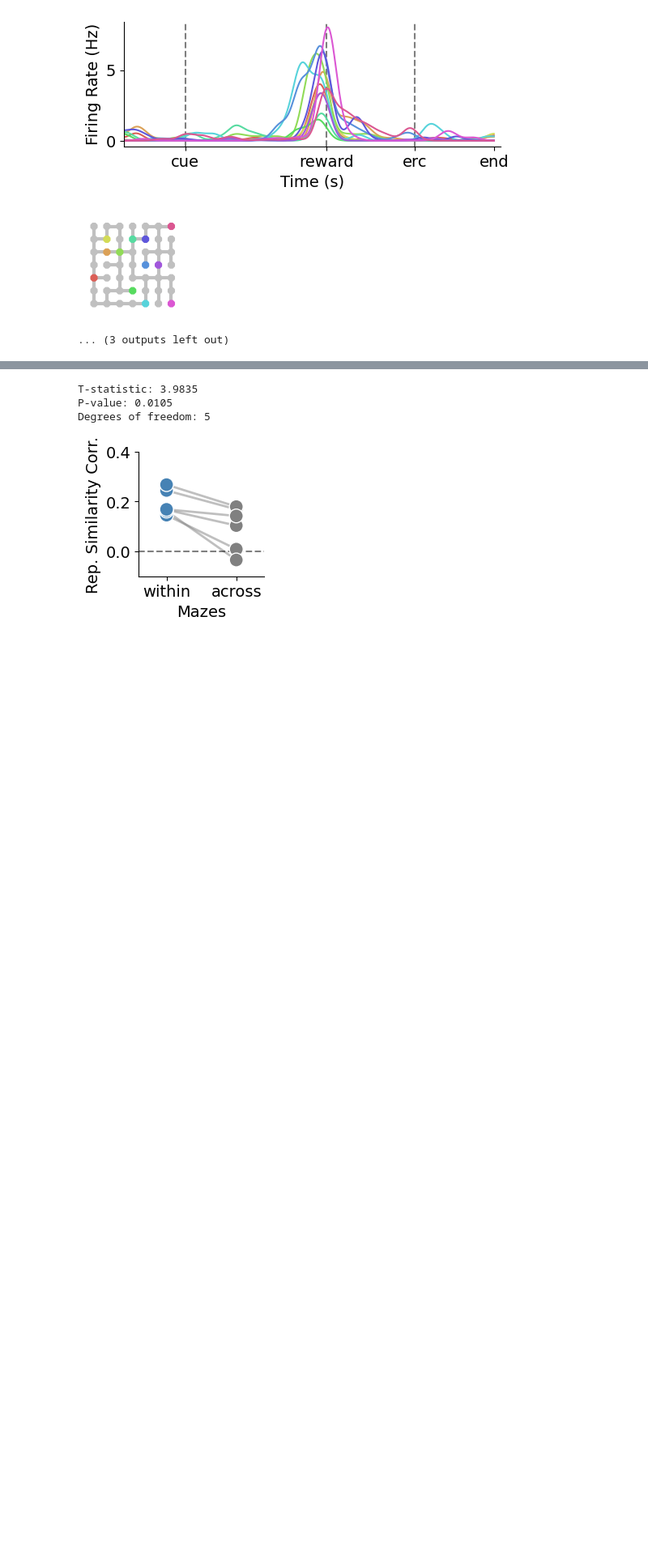
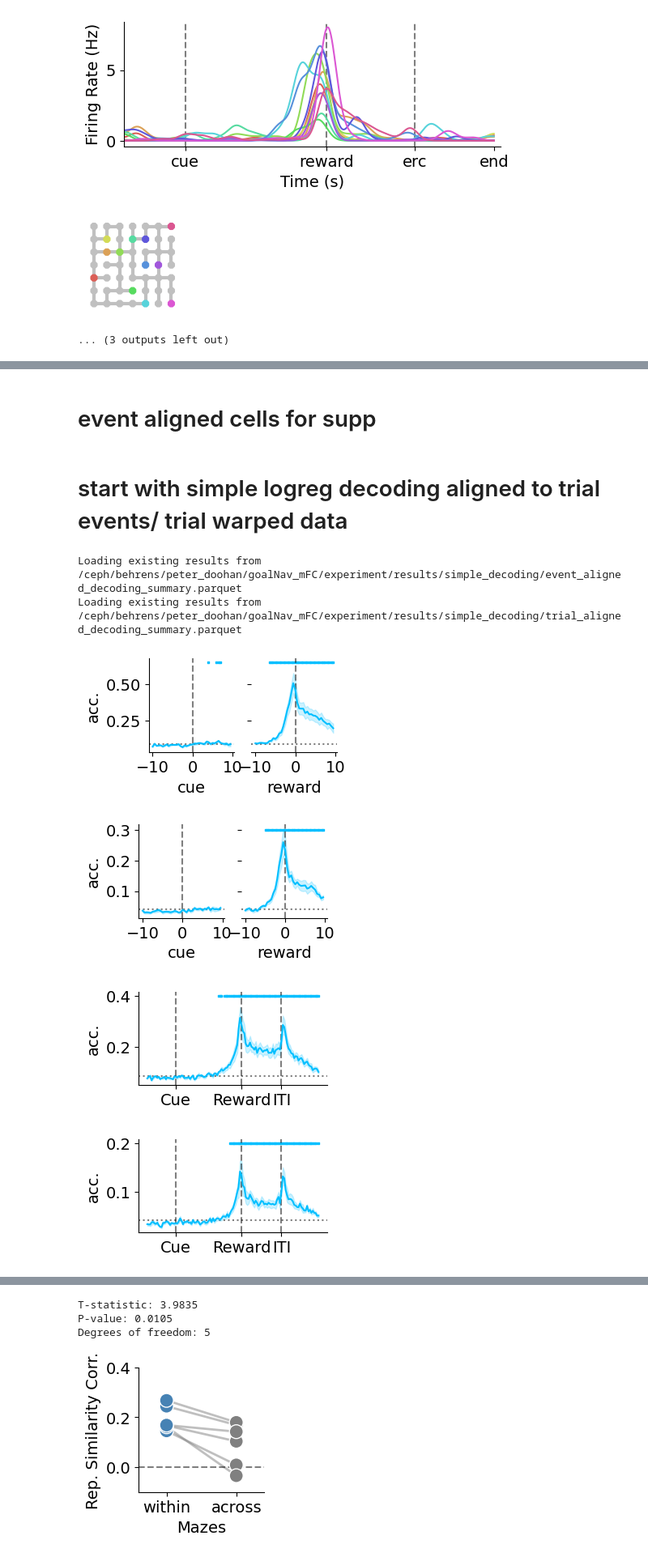
Before and after one commit to peterdoohan/GridMaze-mFC, a Jupyter notebook: Notebooks/goal_coding.ipynb, the cells around one changed output, grey strips where cells are left out. Shown at 81% size. Cells and saved outputs as stored; diff of their text form; code cells hidden in the pictures; blank space fills up the shorter version.

Commit message:
updates for goal decoding notebook summary

```diff
--- a/Notebooks/goal_coding.ipynb
+++ b/Notebooks/goal_coding.ipynb
@@ -112,0 +88,2 @@ ddg.plot_cross_subject_rate_of_change_of_distance_to_goal(ax=ax2, window_length=
+# %% [markdown]
+# event aligned cells for supp
@@ -112,0 +92,2 @@ ddg.plot_cross_subject_rate_of_change_of_distance_to_goal(ax=ax2, window_length=
+# %% [markdown]
+# start with simple logreg decoding aligned to trial events/ trial warped data
@@ -112,0 +96,55 @@ ddg.plot_cross_subject_rate_of_change_of_distance_to_goal(ax=ax2, window_length=
+# %%
+event_aligned_df = sd.get_event_aligned_decoding_summary()
+trial_aligned_df = sd.get_trial_aligned_decoding_summary()
+# %% [output]
+Loading existing results from /ceph/behrens/peter_doohan/goalNav_mFC/experiment/results/simple_decoding/event_aligned_decoding_summary.parquet
+Loading existing results from /ceph/behrens/peter_doohan/goalNav_mFC/experiment/results/simple_decoding/trial_aligned_decoding_summary.parquet
+# %%
+reload(sd)
+f1, axes = plt.subplots(1, 2, figsize=(3, 1.5), sharey=True)
+sd.plot_event_aligned_decoding(
+    event_aligned_df,
+    maze_names=["maze_1", "maze_2"],
+    goal_subsets=["subset_1", "subset_2"],
+    chance=1 / 12,
+    color="deepskyblue",
+    y_max=0.65,
+    axes=axes,
+)
+f2, axes = plt.subplots(1, 2, figsize=(3, 1.5), sharey=True)
+sd.plot_event_aligned_decoding(
+    event_aligned_df,
+    maze_names=["maze_1", "maze_2"],
+    goal_subsets=["all"],
+    chance=1 / 24,
+    color="deepskyblue",
+    y_max=0.3,
+    axes=axes,
+)
+
+f3, ax = plt.subplots(1, 1, figsize=(3, 1.5), clear=True)
+sd.plot_trial_aligned_decoding(
+    trial_aligned_df,
+    maze_names=["maze_1", "maze_2", "rooms_maze"],
+    goal_subsets=["subset_1", "subset_2"],
+    color="deepskyblue",
+    chance=1 / 12,
+    y_max=0.4,
+    ax=ax,
+)
+
+f4, ax = plt.subplots(1, 1, figsize=(3, 1.5), clear=True)
+sd.plot_trial_aligned_decoding(
+    trial_aligned_df,
+    maze_names=["maze_1", "maze_2", "rooms_maze"],
+    goal_subsets=["all"],
+    color="deepskyblue",
+    chance=1 / 24,
+    y_max=0.2,
+    ax=ax,
+)
+# %% [output]
+[figure, added]
+[figure, added]
+[figure, added]
+[figure, added]
```
Also changed, not shown: parts of 24 cells of this notebook, 3 other files.
